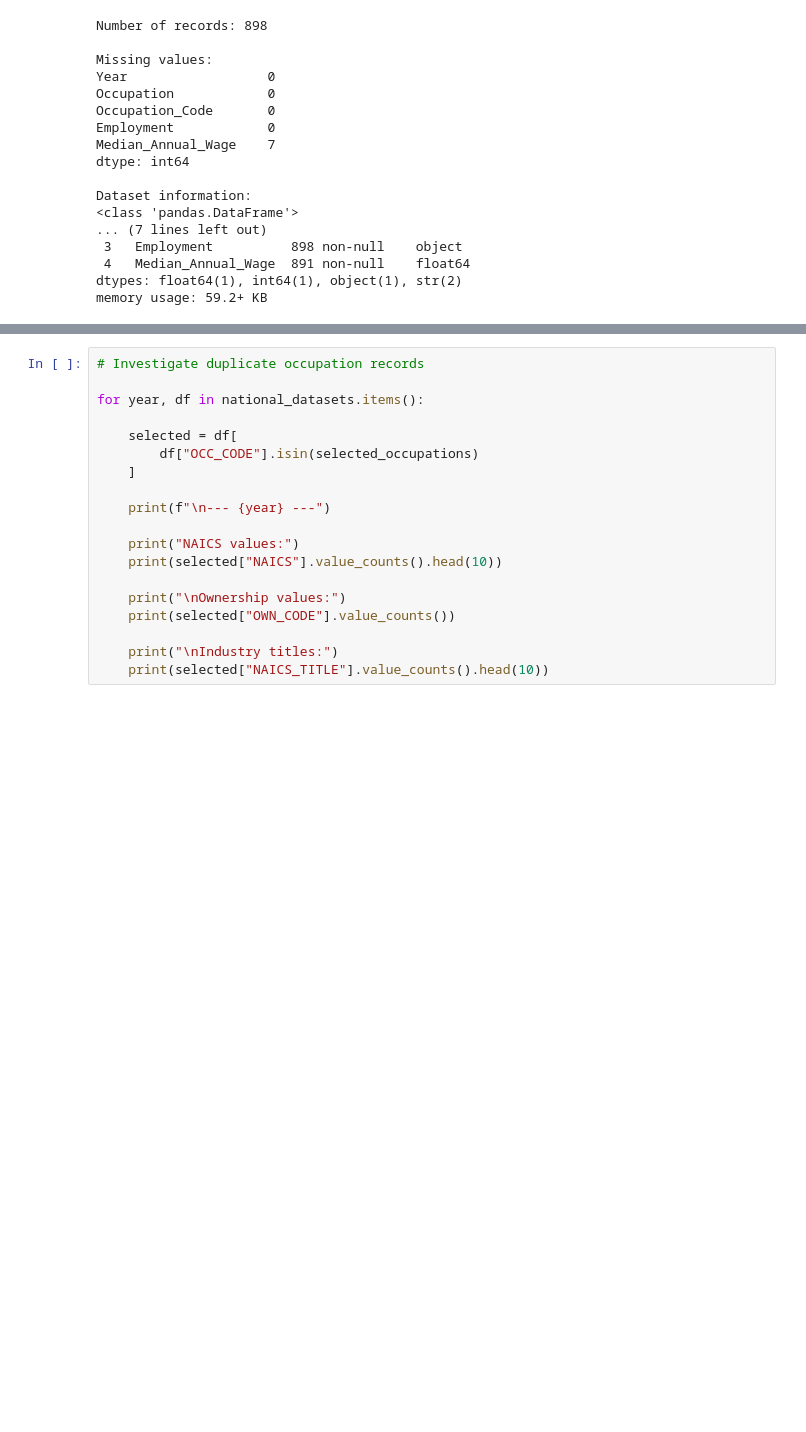
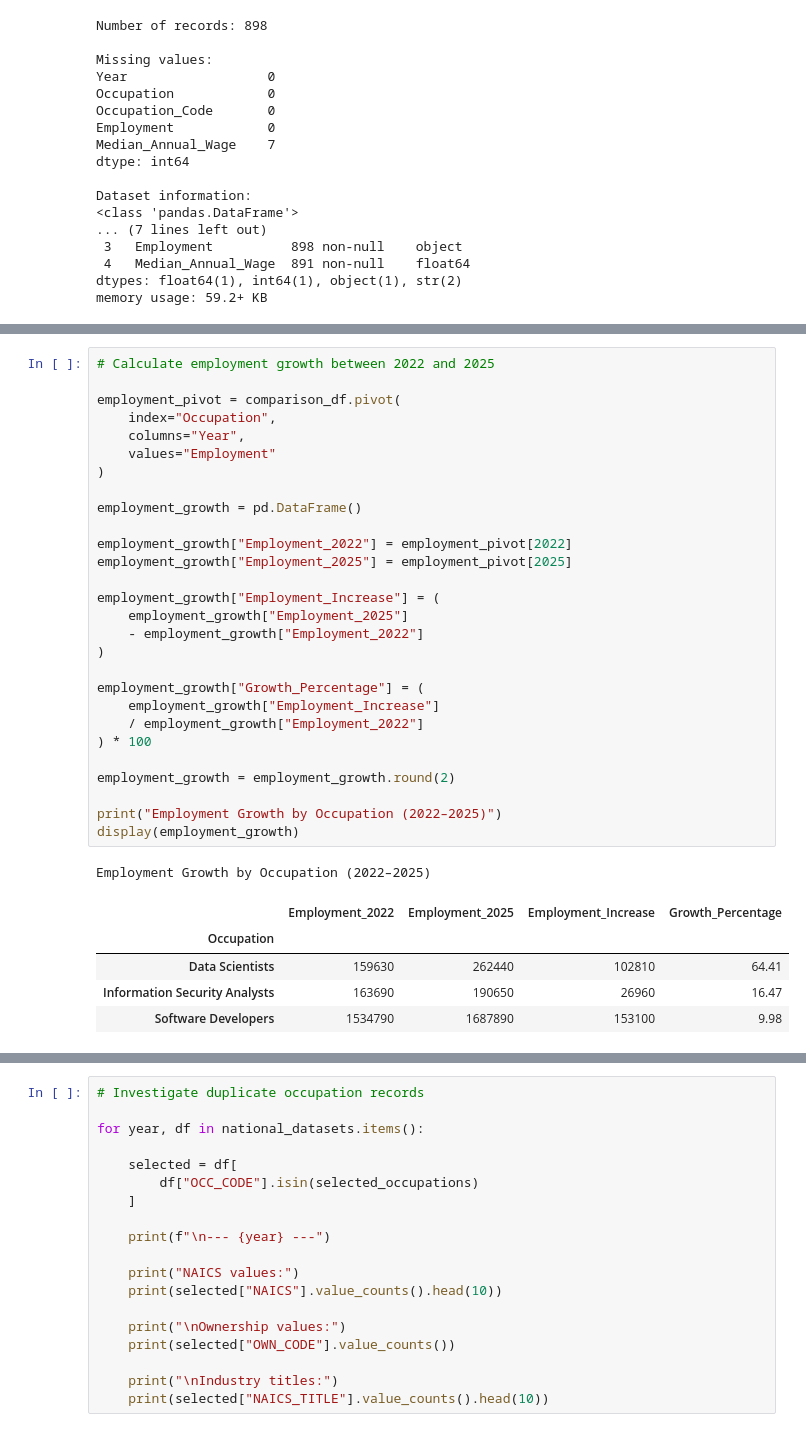
Before and after one commit to Onyinyechukwu24/AIEmployment-Visualisation-2023078, a Jupyter notebook: AI_Employment_Visualisation_ .ipynb, the cells around one changed output, grey strips where cells are left out. Saved outputs shown, nothing was run; the diff lists cells and outputs as text; blank space fills up the shorter version.

```diff
--- a/AI_Employment_Visualisation_ .ipynb
+++ b/AI_Employment_Visualisation_ .ipynb
@@ -195,0 +295,35 @@ memory usage: 59.2+ KB
+# %%
+# Calculate employment growth between 2022 and 2025
+
+employment_pivot = comparison_df.pivot(
+    index="Occupation",
+    columns="Year",
+    values="Employment"
+)
+
+employment_growth = pd.DataFrame()
+
+employment_growth["Employment_2022"] = employment_pivot[2022]
+employment_growth["Employment_2025"] = employment_pivot[2025]
+
+employment_growth["Employment_Increase"] = (
+    employment_growth["Employment_2025"]
+    - employment_growth["Employment_2022"]
+)
+
+employment_growth["Growth_Percentage"] = (
+    employment_growth["Employment_Increase"]
+    / employment_growth["Employment_2022"]
+) * 100
+
+employment_growth = employment_growth.round(2)
+
+print("Employment Growth by Occupation (2022–2025)")
+display(employment_growth)
+# %% [output]
+Employment Growth by Occupation (2022–2025)
+|  | Employment_2022 | Employment_2025 | Employment_Increase | Growth_Percentage |
+| Occupation |  |  |  |  |
+| Data Scientists | 159630 | 262440 | 102810 | 64.41 |
+| Information Security Analysts | 163690 | 190650 | 26960 | 16.47 |
+| Software Developers | 1534790 | 1687890 | 153100 | 9.98 |
```
Also changed, not shown: parts of 9 cells of this notebook.
